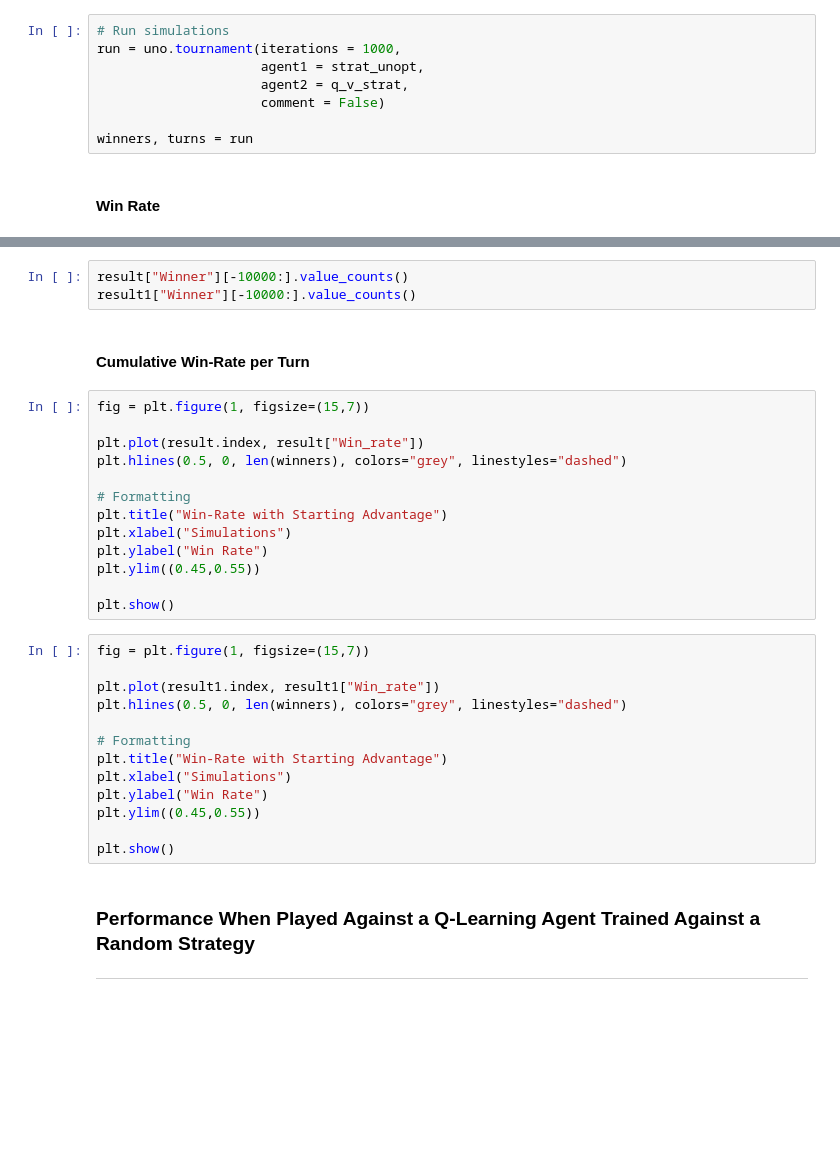
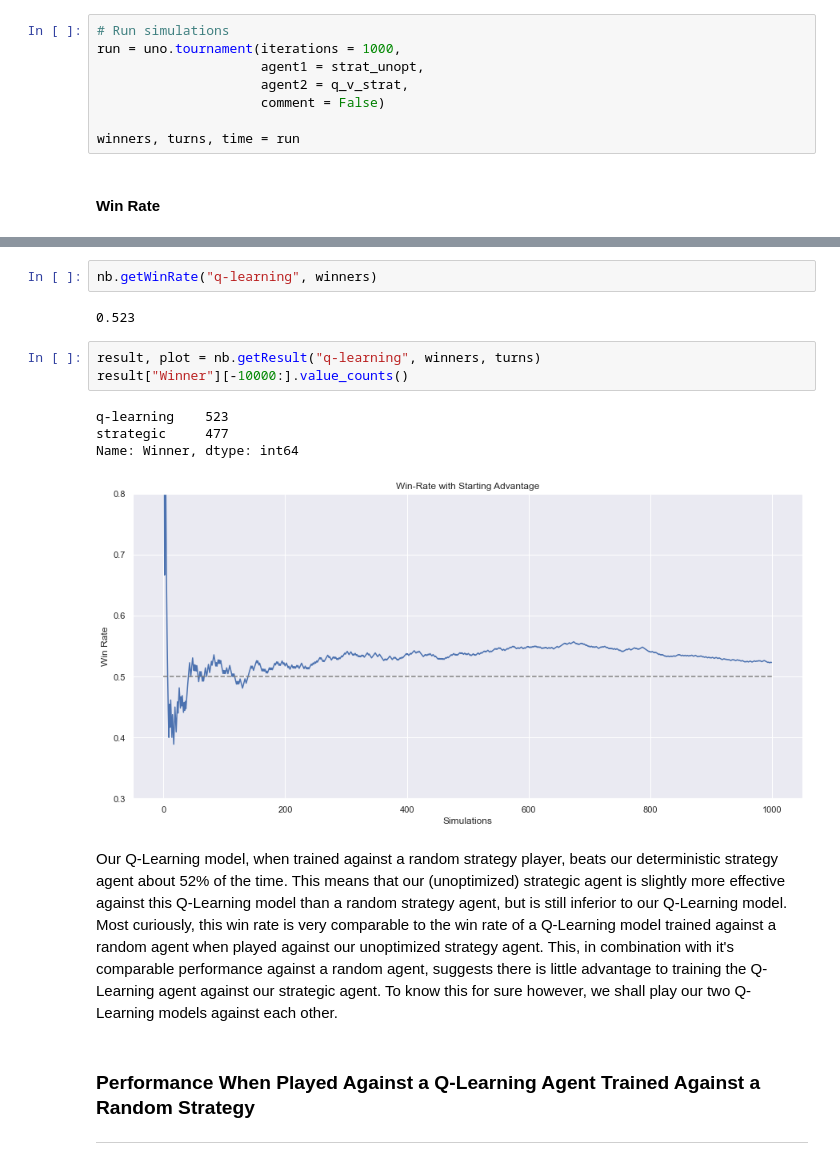
Before and after one commit to sidmodur/uno-genetic-rl-agent, a Jupyter notebook: scripts/experiments.ipynb, the cells around one changed output, grey strips where cells are left out. Drawn from its saved outputs; the diff is of its cells as text; blank space fills up the shorter version.

```diff
--- a/scripts/experiments.ipynb
+++ b/scripts/experiments.ipynb
@@ -215,6 +231,6 @@ run = uno.tournament(iterations = 1000,
                      agent2 = q_v_strat,
                      comment = False)
 
-winners, turns = run
+winners, turns, time = run
 # %% [markdown]
 #### Win Rate
@@ -243,34 +237,17 @@ result1.tail()
-# %%
-result["Winner"][-10000:].value_counts()
-result1["Winner"][-10000:].value_counts()
-# %% [markdown]
-#### Cumulative Win-Rate per Turn
-# %%
-fig = plt.figure(1, figsize=(15,7))
-
-plt.plot(result.index, result["Win_rate"])
-plt.hlines(0.5, 0, len(winners), colors="grey", linestyles="dashed")
-
-# Formatting
-plt.title("Win-Rate with Starting Advantage")
-plt.xlabel("Simulations")
-plt.ylabel("Win Rate")
-plt.ylim((0.45,0.55))
-
-plt.show()
-# %%
-fig = plt.figure(1, figsize=(15,7))
-
-plt.plot(result1.index, result1["Win_rate"])
-plt.hlines(0.5, 0, len(winners), colors="grey", linestyles="dashed")
-
-# Formatting
-plt.title("Win-Rate with Starting Advantage")
-plt.xlabel("Simulations")
-plt.ylabel("Win Rate")
-plt.ylim((0.45,0.55))
-
-plt.show()
+# %%
+nb.getWinRate("q-learning", winners)
+# %% [output]
+0.523
+# %%
+result, plot = nb.getResult("q-learning", winners, turns)
+result["Winner"][-10000:].value_counts()
+# %% [output]
+q-learning    523
+strategic     477
+Name: Winner, dtype: int64
+[figure, added]
+# %% [markdown]
+Our Q-Learning model, when trained against a random strategy player, beats our deterministic strategy agent about 52% of the time. This means that our (unoptimized) strategic agent is slightly more effective against this Q-Learning model than a random strategy agent, but is still inferior to our Q-Learning model. Most curiously, this win rate is very comparable to the win rate of a Q-Learning model trained against a random agent when played against our unoptimized strategy agent. This, in combination with it's comparable performance against a random agent, suggests there is little advantage to training the Q-Learning agent against our strategic agent. To know this for sure however, we shall play our two Q-Learning models against each other.
 # %% [markdown]
 ### Performance When Played Against a Q-Learning Agent Trained Against a Random Strategy
 ***
```
Also changed, not shown: parts of 168 cells of this notebook, 9 other files.
